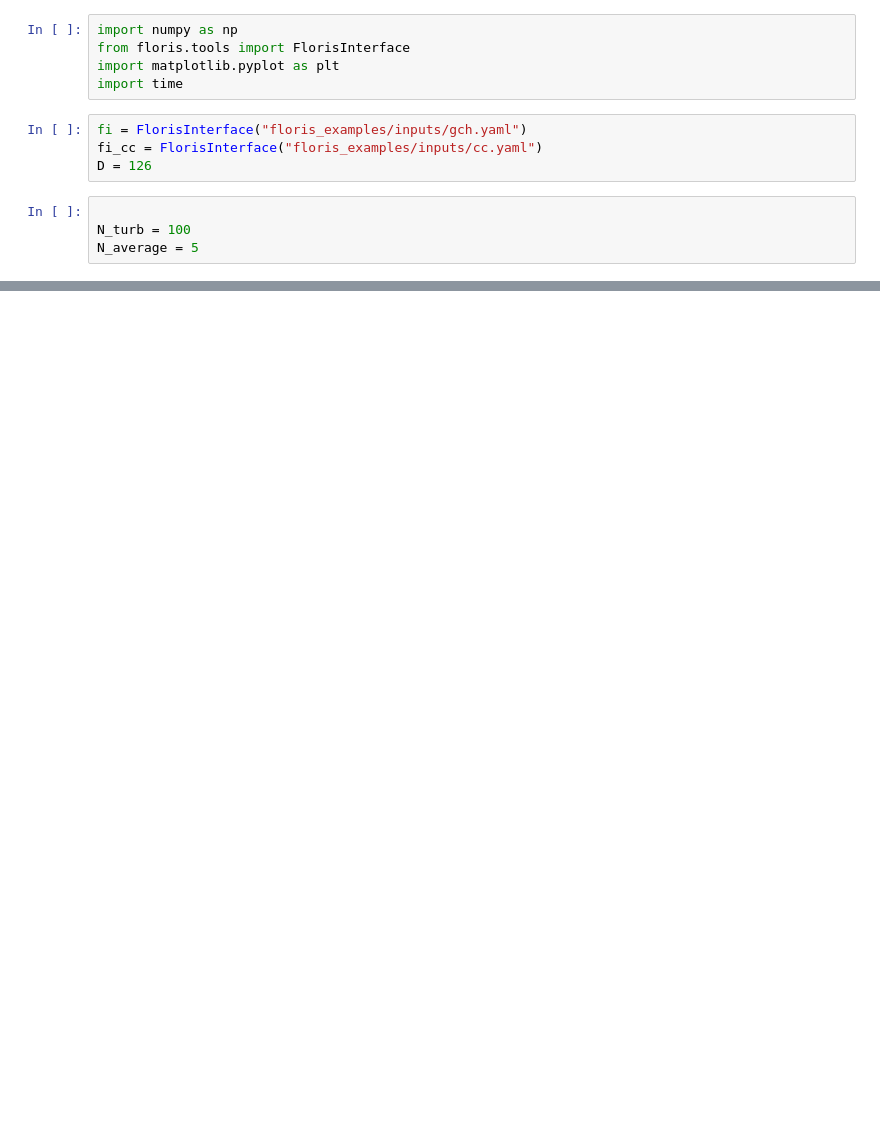
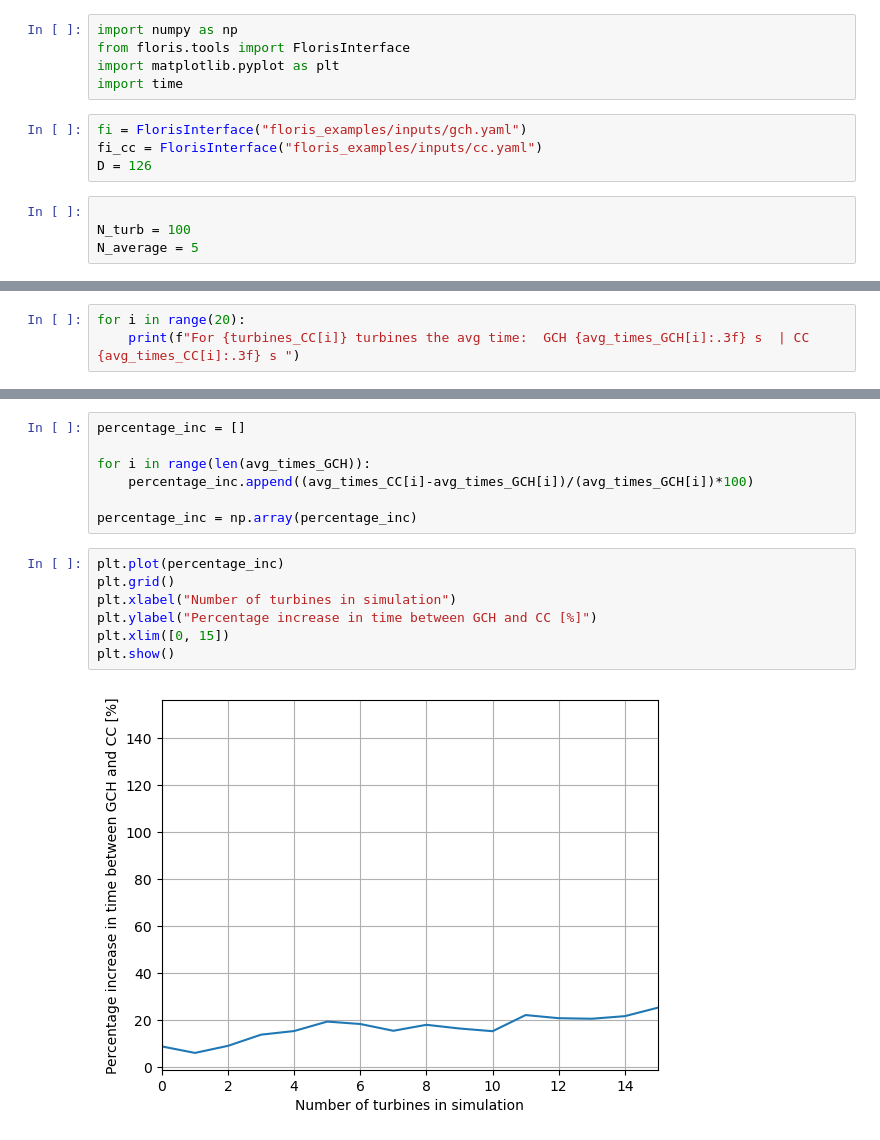
Before and after one commit to MarcusBinder/Thesis, a Jupyter notebook: Code/Time testing.ipynb, the cells around one changed output, grey strips where cells are left out. Cells and saved outputs as stored; diff of their text form; blank space fills up the shorter version.

```diff
--- a/Code/Time testing.ipynb
+++ b/Code/Time testing.ipynb
@@ -101,0 +111,3 @@ plt.show()
+# %%
+for i in range(20):
+    print(f"For {turbines_CC[i]} turbines the avg time:  GCH {avg_times_GCH[i]:.3f} s  | CC {avg_times_CC[i]:.3f} s ")
@@ -101,0 +135,16 @@ plt.show()
+# %%
+percentage_inc = []
+
+for i in range(len(avg_times_GCH)):
+    percentage_inc.append((avg_times_CC[i]-avg_times_GCH[i])/(avg_times_GCH[i])*100)
+
+percentage_inc = np.array(percentage_inc)
+# %%
+plt.plot(percentage_inc)
+plt.grid()
+plt.xlabel("Number of turbines in simulation")
+plt.ylabel("Percentage increase in time between GCH and CC [%]")
+plt.xlim([0, 15])
+plt.show()
+# %% [output]
+[figure, added]
```
Also changed, not shown: parts of 4 cells of this notebook, 12 other files.
